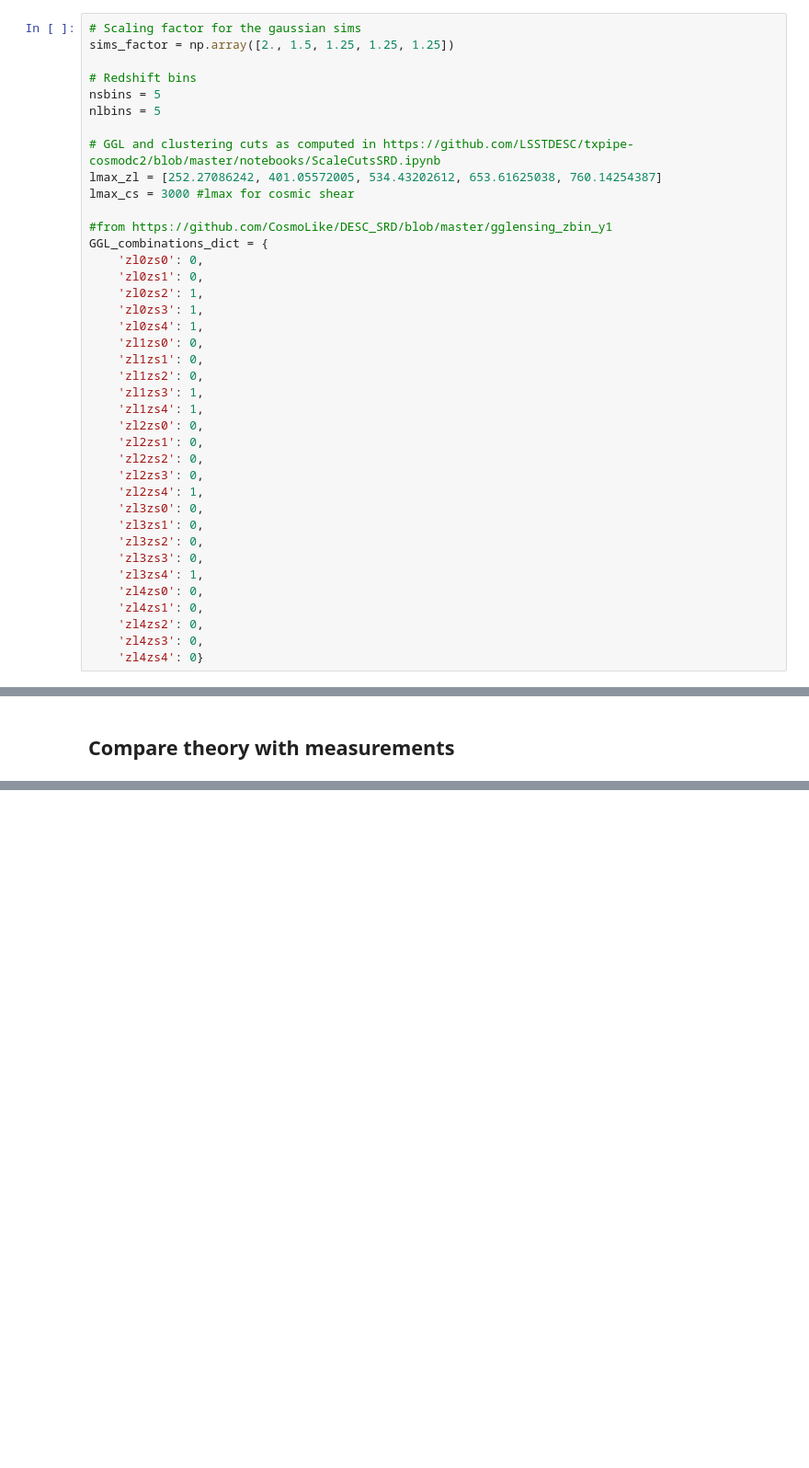
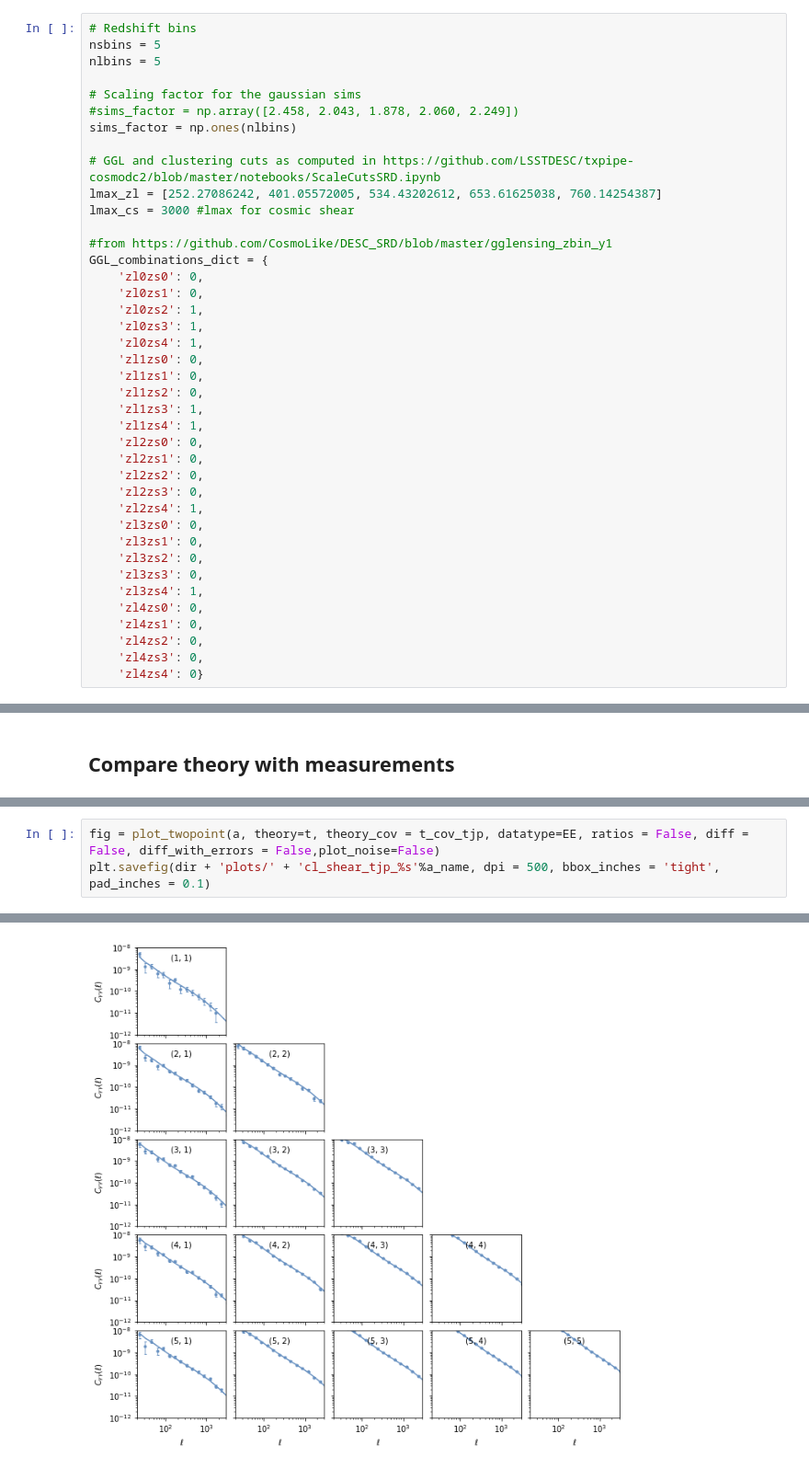
Before and after one commit to LSSTDESC/txpipe-cosmodc2, a Jupyter notebook: notebooks/PlotMeasurementsTheoryandErrorsFourierGaussianSims.ipynb, the cells around one changed output, grey strips where cells are left out. Shown at 92% size. Drawn from its saved outputs; the diff is of its cells as text; blank space fills up the shorter version.

```diff
--- a/notebooks/PlotMeasurementsTheoryandErrorsFourierGaussianSims.ipynb
+++ b/notebooks/PlotMeasurementsTheoryandErrorsFourierGaussianSims.ipynb
@@ -43,12 +64,13 @@ c = ["#474747", "#6992C2", "#C0E0FF", "#FADA77", "#FEB580", 'tomato', 'firebrick
 # %% [markdown]
 ## Define scale cuts and simulation scaling factor
 # %%
-# Scaling factor for the gaussian sims
-sims_factor = np.array([2., 1.5, 1.25, 1.25, 1.25])
-
 # Redshift bins
 nsbins = 5
 nlbins = 5
+
+# Scaling factor for the gaussian sims
+#sims_factor = np.array([2.458, 2.043, 1.878, 2.060, 2.249])
+sims_factor = np.ones(nlbins)
 
 # GGL and clustering cuts as computed in https://github.com/LSSTDESC/txpipe-cosmodc2/blob/master/notebooks/ScaleCutsSRD.ipynb
 lmax_zl = [252.27086242, 401.05572005, 534.43202612, 653.61625038, 760.14254387]
@@ -209,0 +392,4 @@ chi2/ndf total (srd cuts) = 578.4/482 = 1.2
+# %%
+fig = plot_twopoint(a, theory=t, theory_cov = t_cov_tjp, datatype=EE, ratios = False, diff = False, diff_with_errors = False,plot_noise=False)
+plt.savefig(dir + 'plots/' + 'cl_shear_tjp_%s'%a_name, dpi = 500, bbox_inches = 'tight',  pad_inches = 0.1)
+# %% [output]
@@ -209,0 +398 @@ chi2/ndf total (srd cuts) = 578.4/482 = 1.2
+[figure, added]
```
Also changed, not shown: parts of 35 cells of this notebook, 13 other files.
